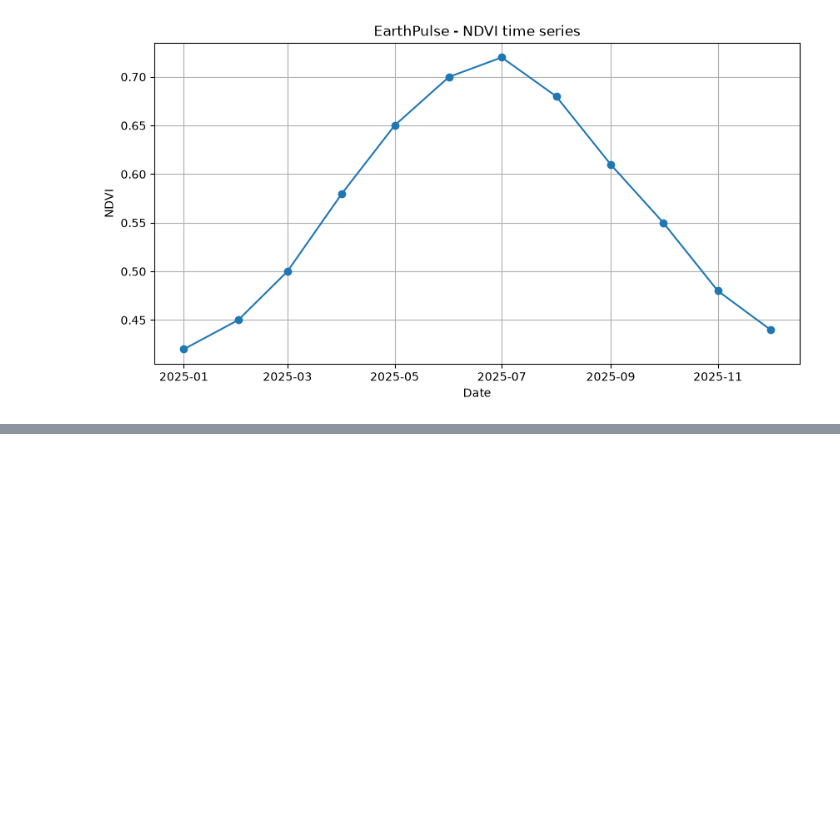
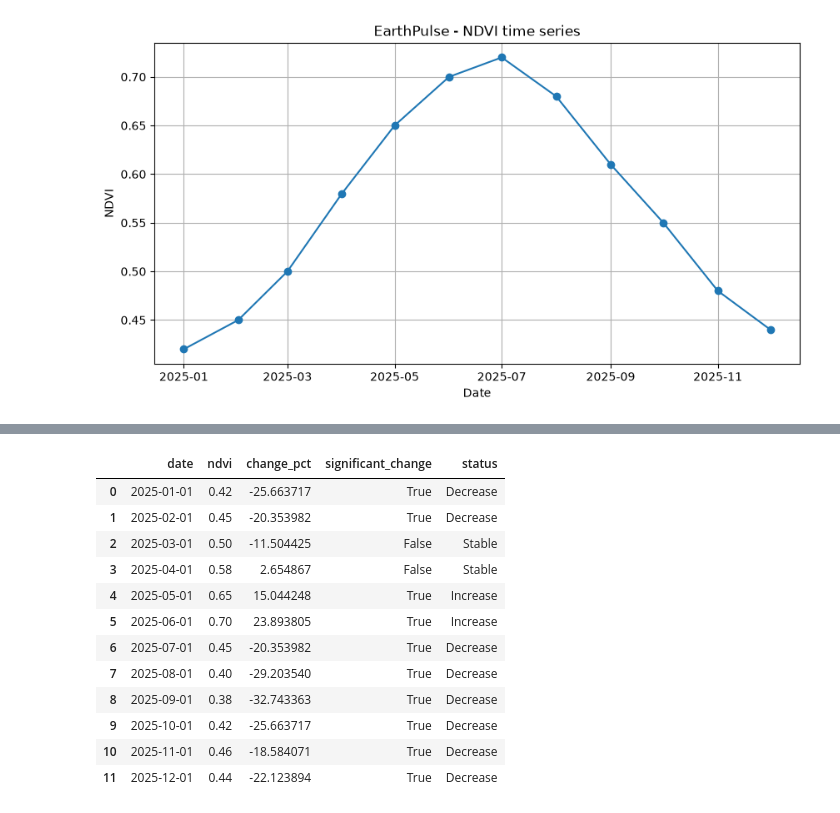
Before and after one commit to giovmar-source/earthpulse, a Jupyter notebook: notebooks/01_ndvi_basics.ipynb, the cells around one changed output, grey strips where cells are left out. Cells and saved outputs as stored; diff of their text form; code cells hidden in the pictures; blank space fills up the shorter version.

```diff
--- a/notebooks/01_ndvi_basics.ipynb
+++ b/notebooks/01_ndvi_basics.ipynb
@@ -71,0 +240,16 @@ plt.show()
+# %%
+# Soglia utilizzata per identificare una variazione significativa.
+# In questa prima versione è volutamente semplice.
+
+threshold = 15
+
+df_event["change_pct"] = (
+    (df_event["ndvi"] - baseline_ndvi)
+    / baseline_ndvi
+) * 100
+
+df_event["significant_change"] = (
+    df_event["change_pct"].abs() >= threshold
+)
+
+df_event
@@ -71,0 +270,33 @@ plt.show()
+# %%
+def classify_change(change_pct, threshold=15):
+    """
+    Classifica la variazione NDVI rispetto alla baseline.
+    """
+
+    if change_pct <= -threshold:
+        return "Decrease"
+
+    elif change_pct >= threshold:
+        return "Increase"
+
+    else:
+        return "Stable"
+
+
+df_event["status"] = df_event["change_pct"].apply(classify_change)
+
+df_event
+# %% [output]
+|  | date | ndvi | change_pct | significant_change | status |
+| 0 | 2025-01-01 | 0.42 | -25.663717 | True | Decrease |
+| 1 | 2025-02-01 | 0.45 | -20.353982 | True | Decrease |
+| 2 | 2025-03-01 | 0.50 | -11.504425 | False | Stable |
+| 3 | 2025-04-01 | 0.58 | 2.654867 | False | Stable |
+| 4 | 2025-05-01 | 0.65 | 15.044248 | True | Increase |
+| 5 | 2025-06-01 | 0.70 | 23.893805 | True | Increase |
+| 6 | 2025-07-01 | 0.45 | -20.353982 | True | Decrease |
+| 7 | 2025-08-01 | 0.40 | -29.203540 | True | Decrease |
+| 8 | 2025-09-01 | 0.38 | -32.743363 | True | Decrease |
+| 9 | 2025-10-01 | 0.42 | -25.663717 | True | Decrease |
+| 10 | 2025-11-01 | 0.46 | -18.584071 | True | Decrease |
+| 11 | 2025-12-01 | 0.44 | -22.123894 | True | Decrease |
```
Also changed, not shown: parts of 13 cells of this notebook.
